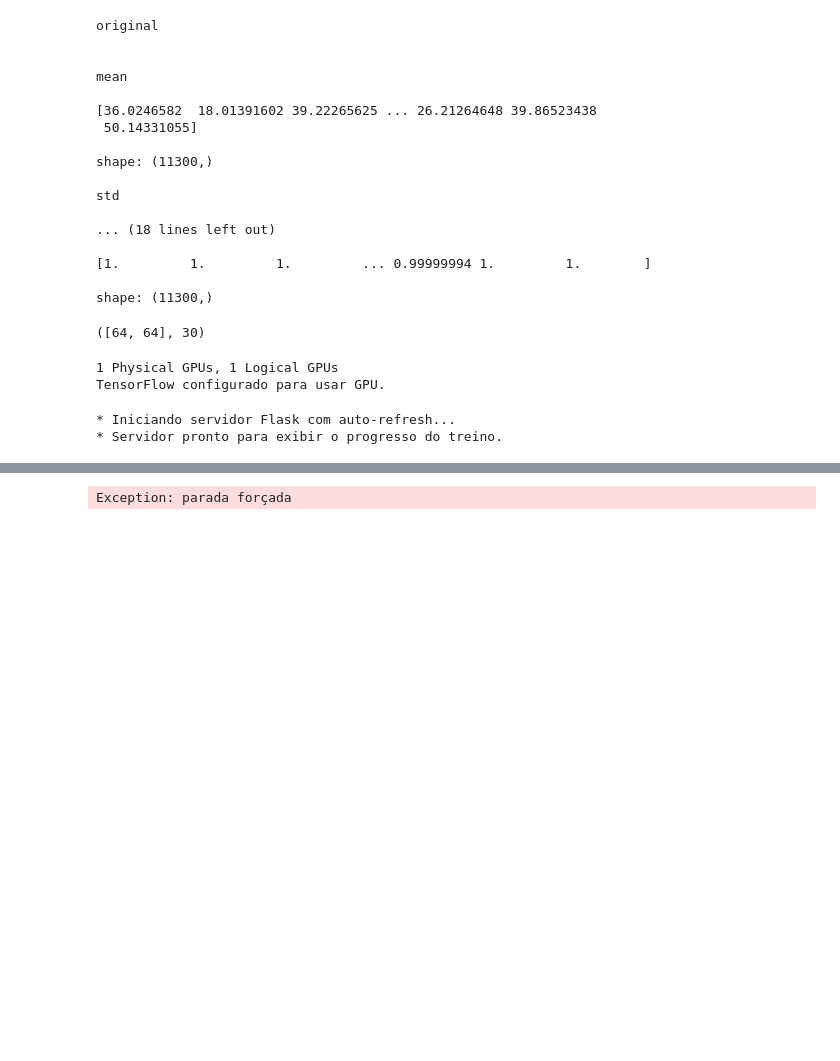
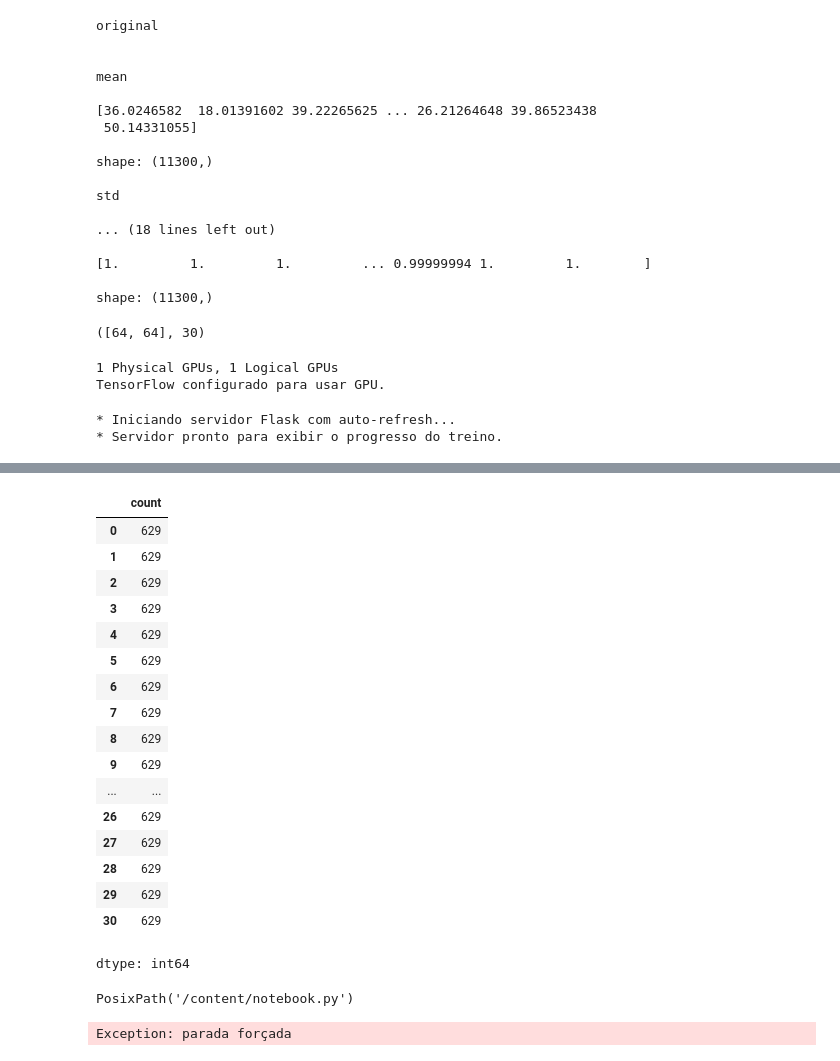
Before and after one commit to gabrielbarata/MVP-machine-learning, a Jupyter notebook: MVP_machine_learning.ipynb, the cells around one changed output, grey strips where cells are left out. Drawn from its saved outputs; the diff is of its cells as text; code cells hidden in the pictures; blank space fills up the shorter version.

```diff
--- a/MVP_machine_learning.ipynb
+++ b/MVP_machine_learning.ipynb
@@ -1179,0 +1168,21 @@ Use este link: https://mail-bikini-blue-lying.trycloudflare.com
+# %%
+pd.Series(y_with_noise).value_counts().sort_index()
+# %% [output]
+|  | count |
+| 0 | 629 |
+| 1 | 629 |
+| 2 | 629 |
+| 3 | 629 |
+| 4 | 629 |
+| 5 | 629 |
+| 6 | 629 |
+| 7 | 629 |
+| 8 | 629 |
+| 9 | 629 |
+| ... | ... |
+| 26 | 629 |
+| 27 | 629 |
+| 28 | 629 |
+| 29 | 629 |
+| 30 | 629 |
+dtype: int64
@@ -1180,3 +1265,30 @@ Use este link: https://mail-bikini-blue-lying.trycloudflare.com
+# %%
+import json
+from google.colab import _message
+from pathlib import Path
+# 1. Obtém o conteúdo JSON do notebook da memória do navegador
+notebook_data = _message.blocking_request('get_ipynb', timeout_sec=5)
+content = notebook_data.get('ipynb', {})
+
+# 2. Extrai apenas o código fonte das células de código
+python_code = []
+for cell in content.get('cells', []):
+    if cell['cell_type'] == 'code':
+        # Adiciona um marcador para separar as células ou comentários
+        python_code.append(f"# Cell: {cell.get('id', 'unknown')}\n")
+        python_code.append(''.join(cell['source']))
+        python_code.append('\n\n') # Adiciona duas novas linhas para separação clara
+
+# 3. Define o caminho físico para o arquivo .py
+path = Path("/content/notebook.py")
+
+# 4. Salva o conteúdo filtrado (apenas código Python) no disco
+with open(path, 'w') as f:
+    f.write(''.join(python_code))
+
+path
+# %% [output]
+PosixPath('/content/notebook.py')
 # %%
 raise Exception("parada forçada")
 # %% [output]
```
Also changed, not shown: parts of 16 cells of this notebook.
